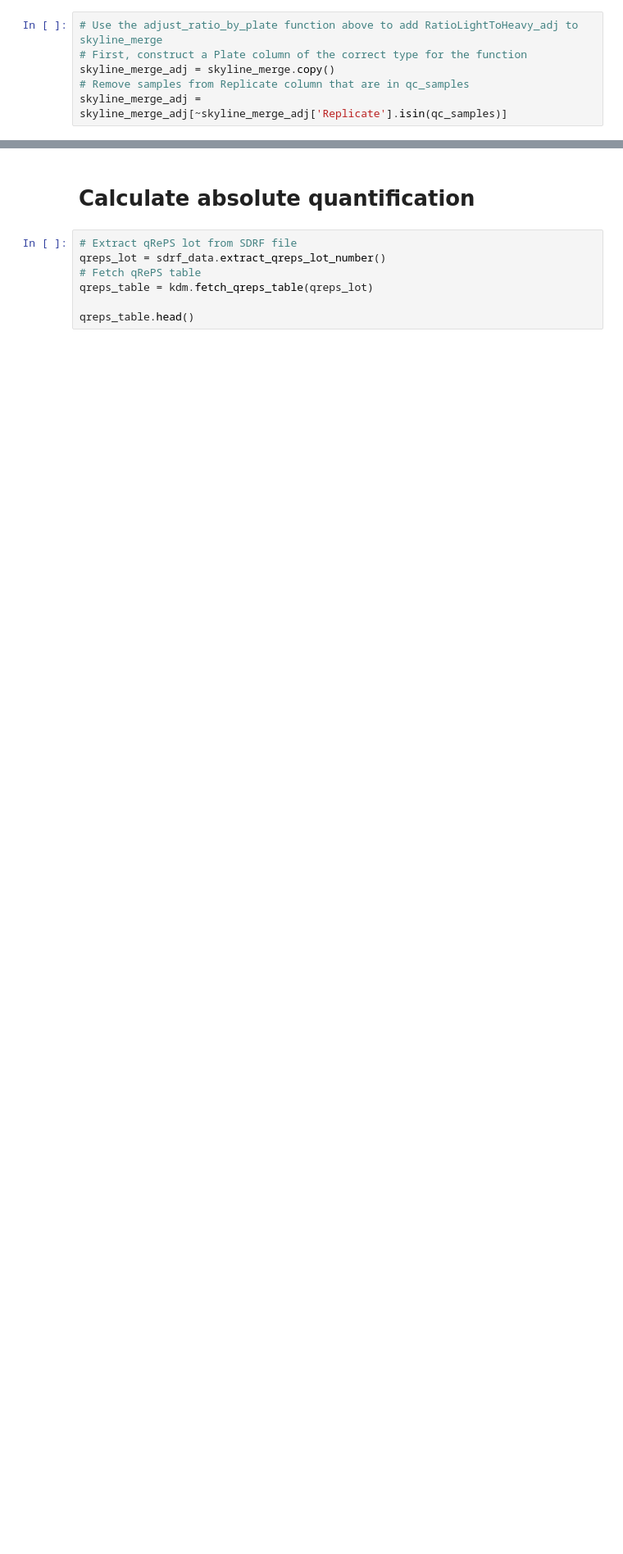
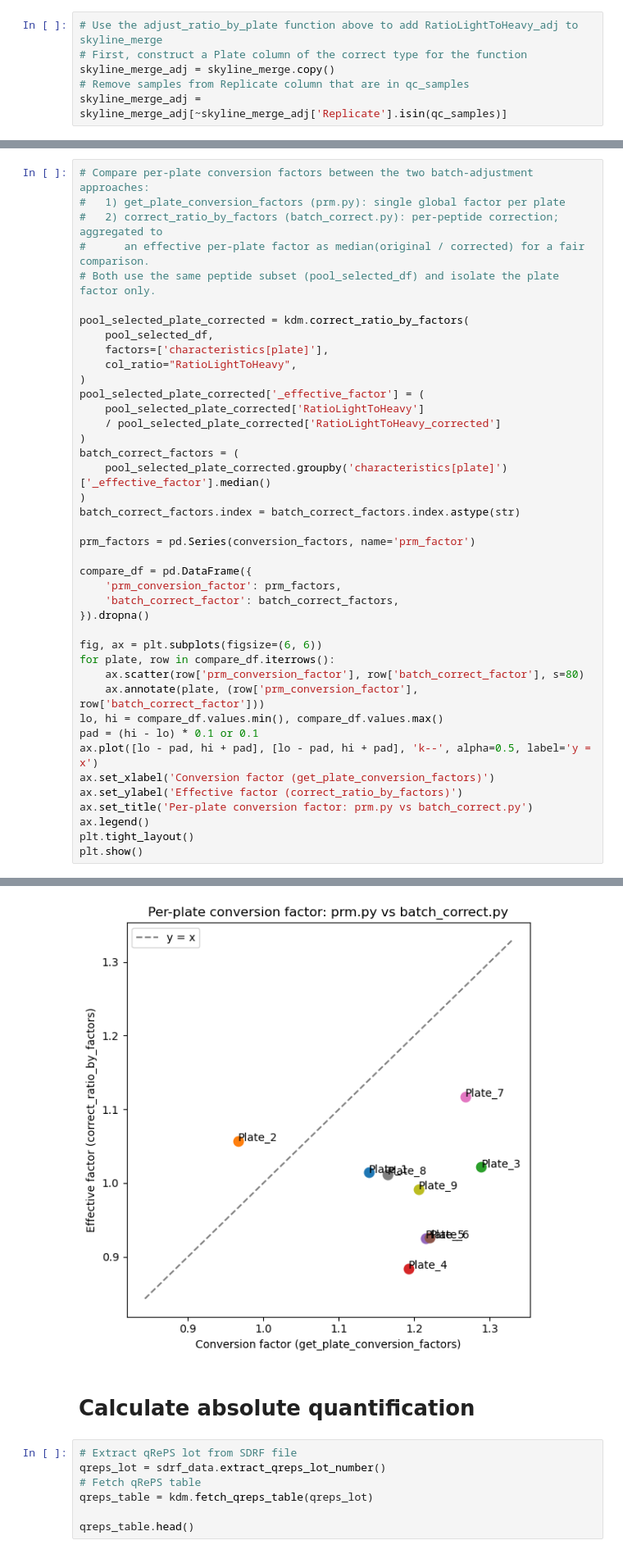
Before and after one commit to thanadol-git/kardemumma, a Jupyter notebook: ratio_MORPHEUS.ipynb, the cells around one changed output, grey strips where cells are left out. Shown at 82% size. Drawn from its saved outputs; the diff is of its cells as text; blank space fills up the shorter version.

```diff
--- a/ratio_MORPHEUS.ipynb
+++ b/ratio_MORPHEUS.ipynb
@@ -173,0 +448,42 @@ kdm.plot_plate_conversion_factors(pool_selected_adj, col_plate='characteristics[
+# %%
+# Compare per-plate conversion factors between the two batch-adjustment approaches:
+#   1) get_plate_conversion_factors (prm.py): single global factor per plate
+#   2) correct_ratio_by_factors (batch_correct.py): per-peptide correction; aggregated to
+#      an effective per-plate factor as median(original / corrected) for a fair comparison.
+# Both use the same peptide subset (pool_selected_df) and isolate the plate factor only.
+
+pool_selected_plate_corrected = kdm.correct_ratio_by_factors(
+    pool_selected_df,
+    factors=['characteristics[plate]'],
+    col_ratio="RatioLightToHeavy",
+)
+pool_selected_plate_corrected['_effective_factor'] = (
+    pool_selected_plate_corrected['RatioLightToHeavy']
+    / pool_selected_plate_corrected['RatioLightToHeavy_corrected']
+)
+batch_correct_factors = (
+    pool_selected_plate_corrected.groupby('characteristics[plate]')['_effective_factor'].median()
+)
+batch_correct_factors.index = batch_correct_factors.index.astype(str)
+
+prm_factors = pd.Series(conversion_factors, name='prm_factor')
+
+compare_df = pd.DataFrame({
+    'prm_conversion_factor': prm_factors,
+    'batch_correct_factor': batch_correct_factors,
+}).dropna()
+
+fig, ax = plt.subplots(figsize=(6, 6))
+for plate, row in compare_df.iterrows():
+    ax.scatter(row['prm_conversion_factor'], row['batch_correct_factor'], s=80)
+    ax.annotate(plate, (row['prm_conversion_factor'], row['batch_correct_factor']))
+lo, hi = compare_df.values.min(), compare_df.values.max()
+pad = (hi - lo) * 0.1 or 0.1
+ax.plot([lo - pad, hi + pad], [lo - pad, hi + pad], 'k--', alpha=0.5, label='y = x')
+ax.set_xlabel('Conversion factor (get_plate_conversion_factors)')
+ax.set_ylabel('Effective factor (correct_ratio_by_factors)')
+ax.set_title('Per-plate conversion factor: prm.py vs batch_correct.py')
+ax.legend()
+plt.tight_layout()
+plt.show()
+# %% [output]
@@ -174,3 +493,4 @@ kdm.plot_plate_conversion_factors(pool_selected_adj, col_plate='characteristics[
+[figure, added]
 # %% [markdown]
 # Calculate absolute quantification
 # %%
```
Also changed, not shown: parts of 52 cells of this notebook.
